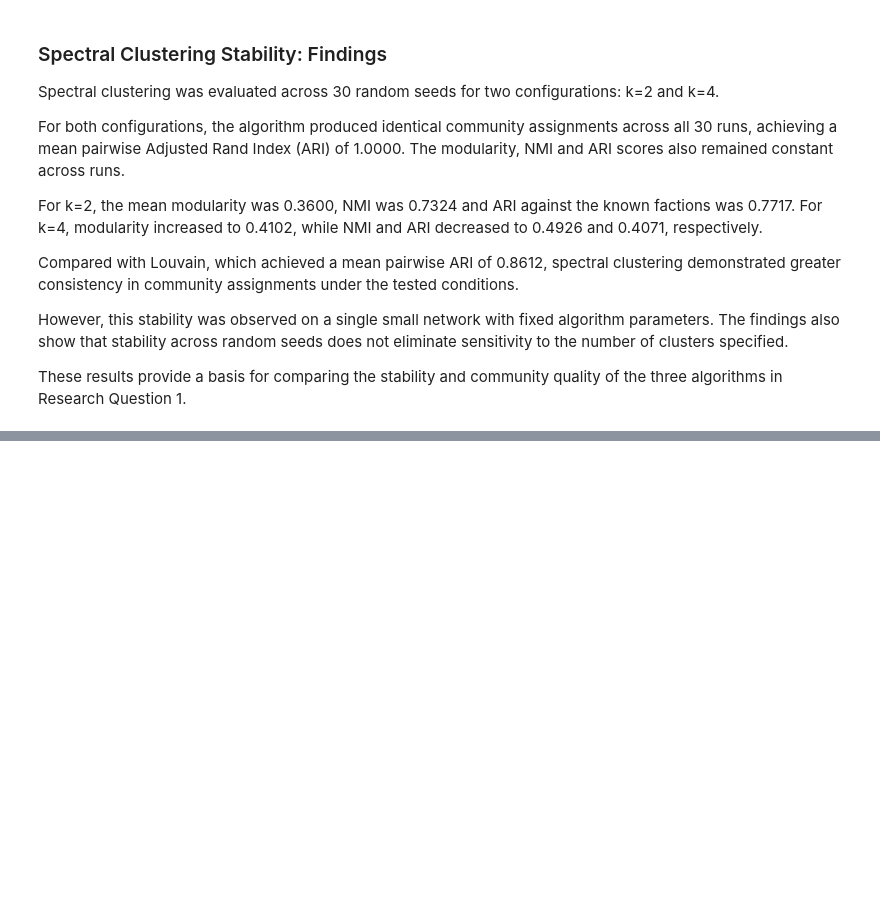
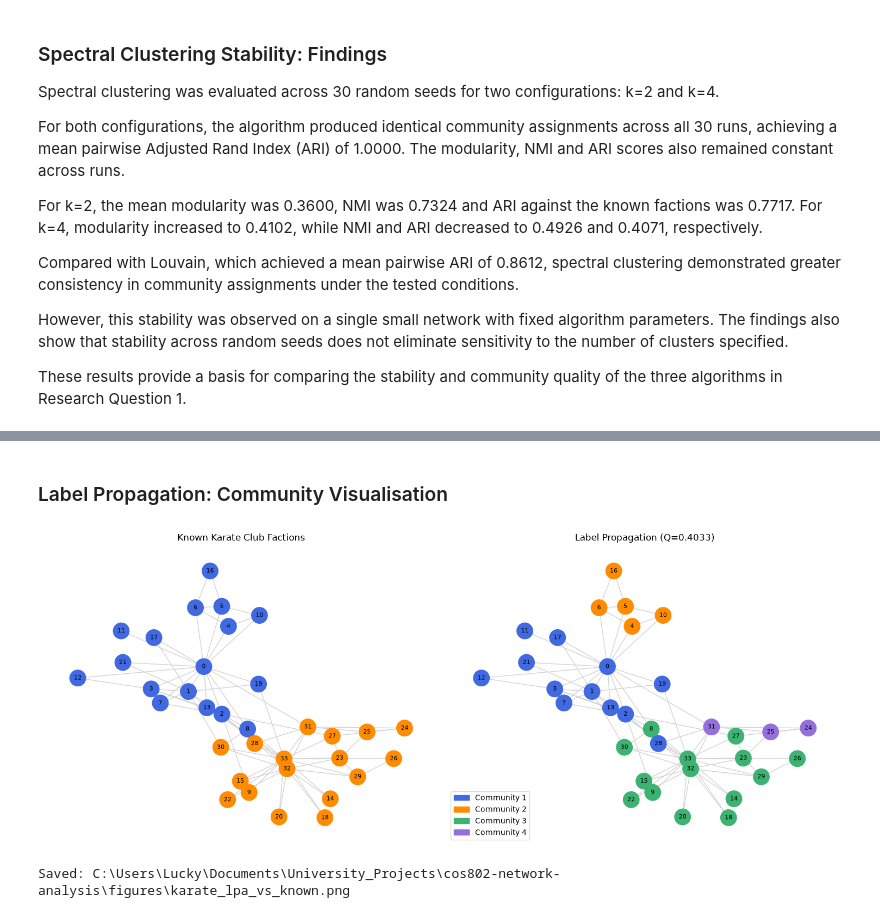
Before and after one commit to Sav-lets/cos802-network-analysis, a Jupyter notebook: notebooks/02_community_detection.ipynb, the cells around one changed output, grey strips where cells are left out. Drawn from its saved outputs; the diff is of its cells as text; code cells hidden in the pictures; blank space fills up the shorter version.

Commit message:
feat: evaluate label propagation and compare algorithms

```diff
--- a/notebooks/02_community_detection.ipynb
+++ b/notebooks/02_community_detection.ipynb
@@ -1115,0 +1214,76 @@ print("Spectral clustering experiment committed and pushed!")
+# %% [markdown]
+### Label Propagation: Community Visualisation
+# %%
+
+from matplotlib.patches import Patch
+
+# Reuse the fixed layout from previous experiments
+pos = nx.spring_layout(G, seed=42)
+
+lpa_palette = [
+    "royalblue",
+    "darkorange",
+    "mediumseagreen",
+    "mediumpurple"
+]
+
+lpa_colors = [
+    lpa_palette[lpa_predicted[node]]
+    for node in nodes
+]
+
+fig, axes = plt.subplots(1, 2, figsize=(15, 6))
+
+# Known factions
+nx.draw_networkx(
+    G,
+    pos=pos,
+    ax=axes[0],
+    node_color=known_colors,
+    node_size=450,
+    font_size=8,
+    edge_color="lightgray"
+)
+
+axes[0].set_title("Known Karate Club Factions")
+axes[0].axis("off")
+
+# Label Propagation
+nx.draw_networkx(
+    G,
+    pos=pos,
+    ax=axes[1],
+    node_color=lpa_colors,
+    node_size=450,
+    font_size=8,
+    edge_color="lightgray"
+)
+
+axes[1].set_title(
+    f"Label Propagation (Q={lpa_modularity:.4f})"
+)
+axes[1].axis("off")
+
+axes[1].legend(
+    handles=[
+        Patch(color=lpa_palette[i], label=f"Community {i+1}")
+        for i in range(len(lpa_communities))
+    ],
+    loc="lower left"
+)
+
+plt.tight_layout()
+
+output_path = (
+    project_folder
+    / "figures"
+    / "karate_lpa_vs_known.png"
+)
+
+plt.savefig(output_path, dpi=300, bbox_inches="tight")
+plt.show()
+
+print("Saved:", output_path)
+# %% [output]
+[figure, added]
+Saved: C:\Users\Lucky\Documents\University_Projects\cos802-network-analysis\figures\karate_lpa_vs_known.png
```
Also changed, not shown: parts of 12 cells of this notebook, 3 other files.
